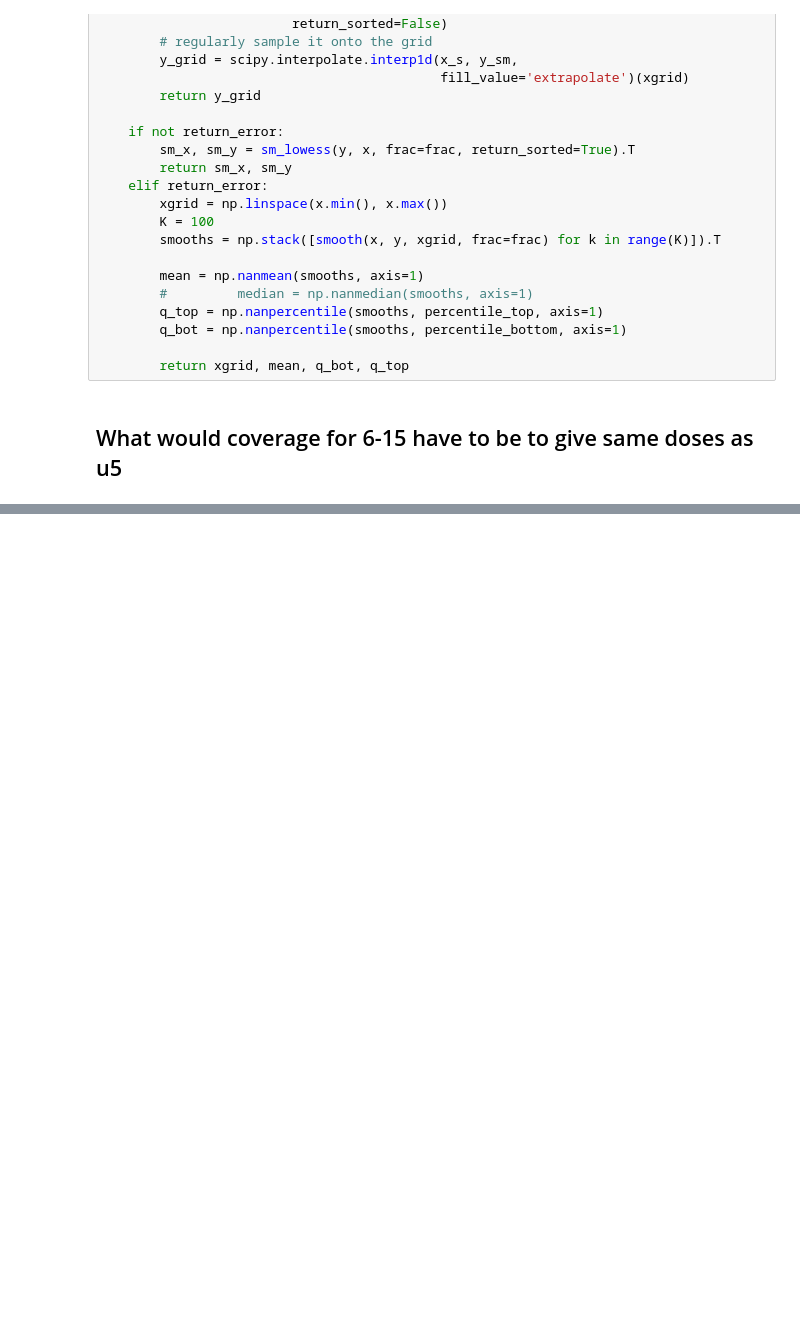
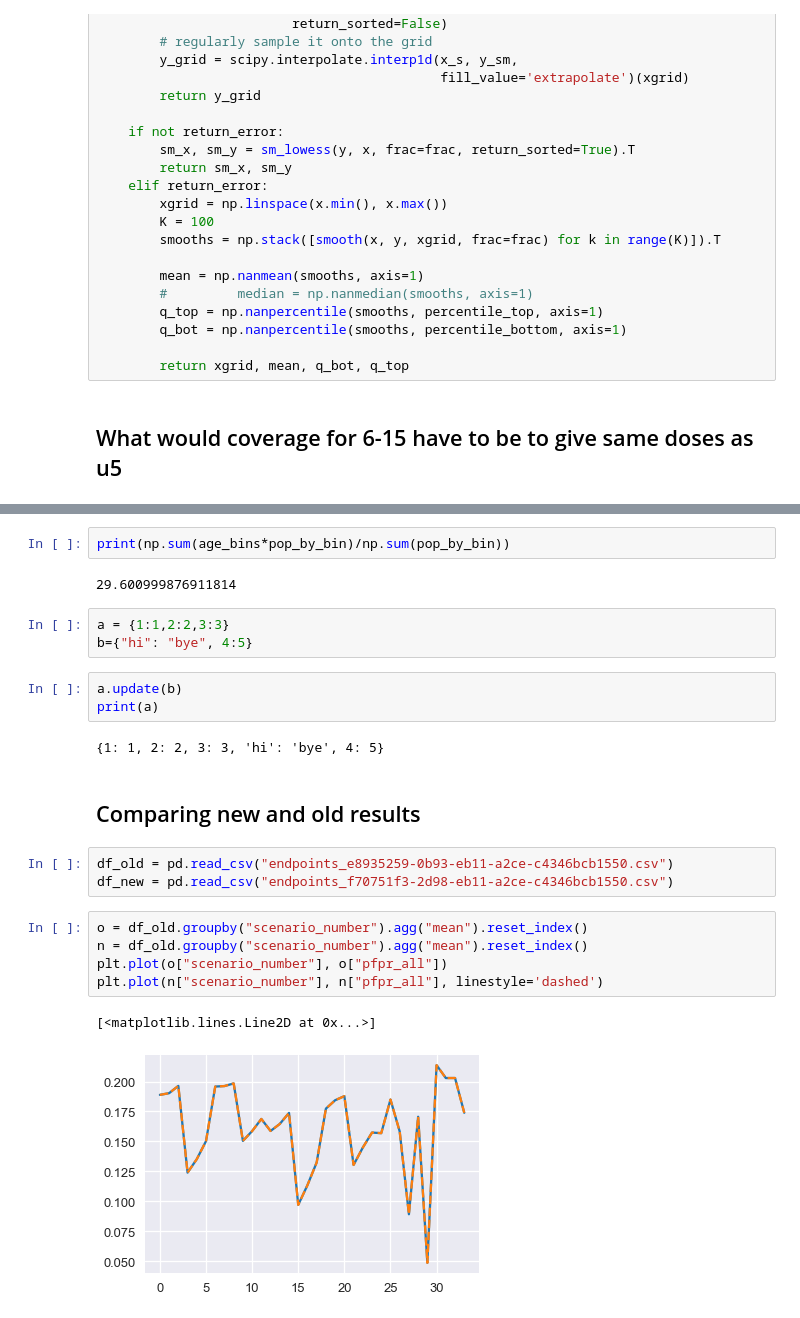
Before and after one commit to jgsuresh/malaria-sac-ipt_dtk-tools, a Jupyter notebook: notebooks/scratch.ipynb, the cells around one changed output, grey strips where cells are left out. Cells and saved outputs as stored; diff of their text form; blank space fills up the shorter version.

Commit message:
Working group 2

```diff
--- a/notebooks/scratch.ipynb
+++ b/notebooks/scratch.ipynb
@@ -584,0 +685,25 @@ def fit_lowess_spline(x, y, frac=0.67, return_error=False, percentile_top=80, pe
+# %%
+print(np.sum(age_bins*pop_by_bin)/np.sum(pop_by_bin))
+# %% [output]
+29.600999876911814
+# %%
+a = {1:1,2:2,3:3}
+b={"hi": "bye", 4:5}
+# %%
+a.update(b)
+print(a)
+# %% [output]
+{1: 1, 2: 2, 3: 3, 'hi': 'bye', 4: 5}
+# %% [markdown]
+## Comparing new and old results
+# %%
+df_old = pd.read_csv("endpoints_e8935259-0b93-eb11-a2ce-c4346bcb1550.csv")
+df_new = pd.read_csv("endpoints_f70751f3-2d98-eb11-a2ce-c4346bcb1550.csv")
+# %%
+o = df_old.groupby("scenario_number").agg("mean").reset_index()
+n = df_old.groupby("scenario_number").agg("mean").reset_index()
+plt.plot(o["scenario_number"], o["pfpr_all"])
+plt.plot(n["scenario_number"], n["pfpr_all"], linestyle='dashed')
+# %% [output]
+[<matplotlib.lines.Line2D at 0x...>]
+[figure, added]
```
Also changed, not shown: parts of 9 cells of this notebook, 20 other files.
